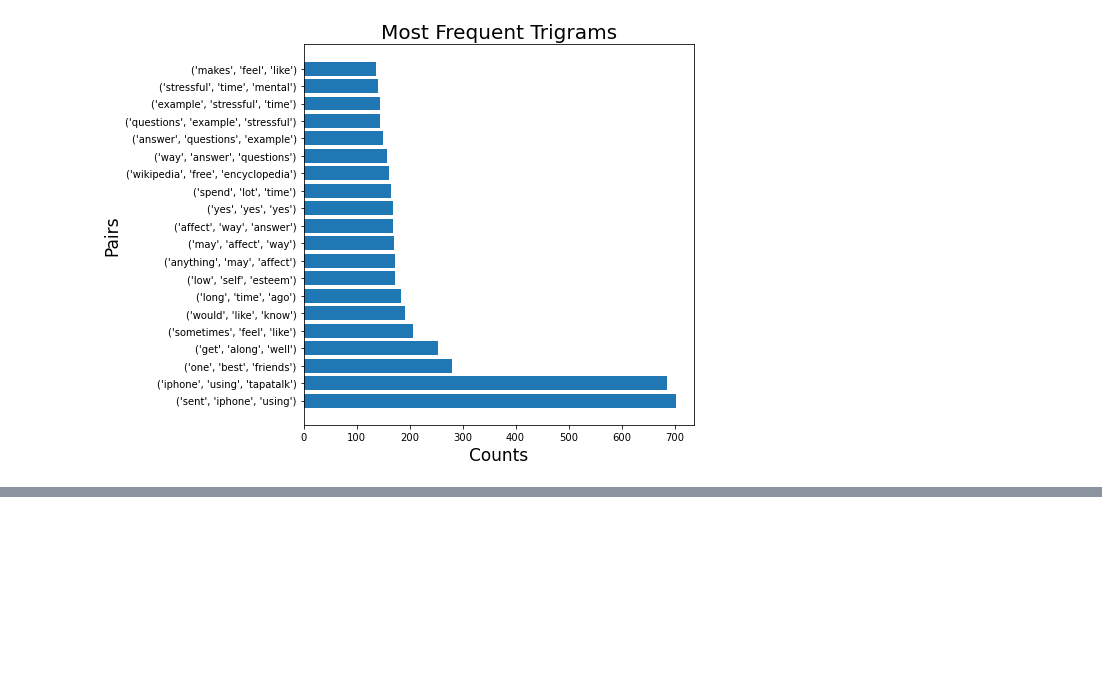
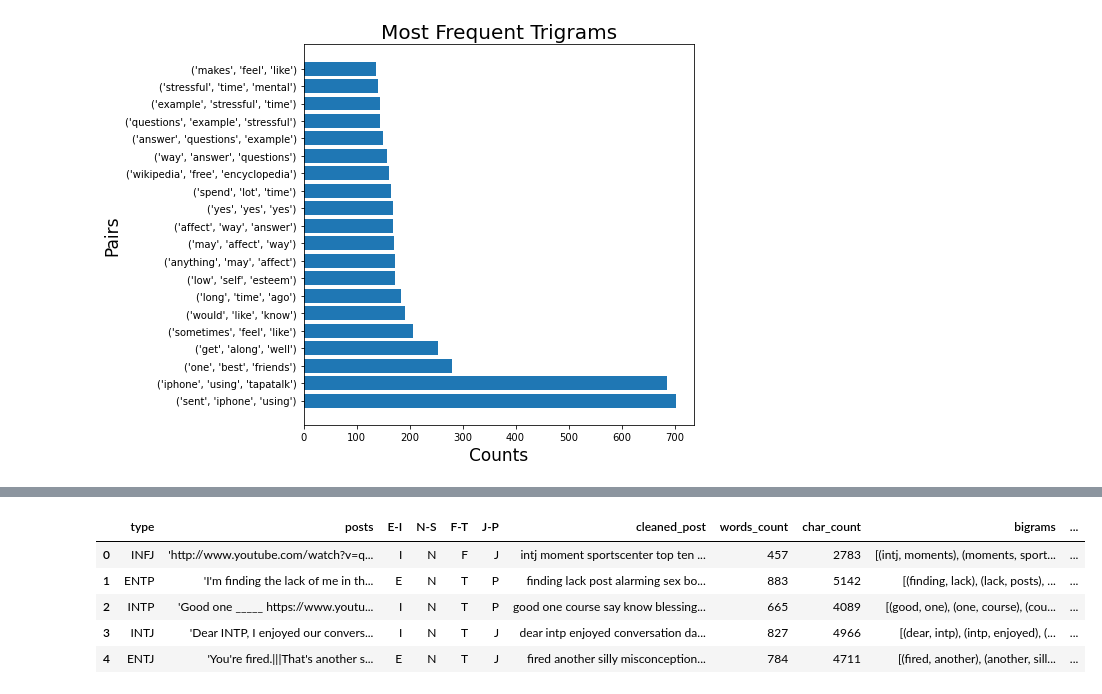
Before and after one commit to 0xcan/myers-briggs-tweet-classification, a Jupyter notebook: myers-briggs-eda-preprocessing-training.ipynb, the cells around one changed output, grey strips where cells are left out. Drawn from its saved outputs; the diff is of its cells as text; code cells hidden in the pictures; blank space fills up the shorter version.

```diff
--- a/myers-briggs-eda-preprocessing-training.ipynb
+++ b/myers-briggs-eda-preprocessing-training.ipynb
@@ -364,0 +372,22 @@ plot_n_grams(trigrams_most_common, title="Most Frequent Trigrams")
+# %%
+def apply_lemmatization(text):
+    lemmatizer = WordNetLemmatizer()
+    return [lemmatizer.lemmatize(w) for w in text]
+# %%
+def lemmatize(data, stopword_list, column="cleaned_post"):
+    data[column] = data[column].apply(apply_lemmatization)
+    data[column] = data[column].apply(" ".join)
+    return data
+# %%
+data = remove_stopwords(data, stopword_list)
+# %%
+data = lemmatize(data, stopword_list)
+# %%
+data.head()
+# %% [output]
+|  | type | posts | E-I | N-S | F-T | J-P | cleaned_post | words_count | char_count | bigrams | ... |
+| 0 | INFJ | 'http://www.youtube.com/watch?v=q... | I | N | F | J | intj moment sportscenter top ten ... | 457 | 2783 | [(intj, moments), (moments, sport... | ... |
+| 1 | ENTP | 'I'm finding the lack of me in th... | E | N | T | P | finding lack post alarming sex bo... | 883 | 5142 | [(finding, lack), (lack, posts), ... | ... |
+| 2 | INTP | 'Good one _____ https://www.youtu... | I | N | T | P | good one course say know blessing... | 665 | 4089 | [(good, one), (one, course), (cou... | ... |
+| 3 | INTJ | 'Dear INTP, I enjoyed our convers... | I | N | T | J | dear intp enjoyed conversation da... | 827 | 4966 | [(dear, intp), (intp, enjoyed), (... | ... |
+| 4 | ENTJ | 'You're fired.|||That's another s... | E | N | T | J | fired another silly misconception... | 784 | 4711 | [(fired, another), (another, sill... | ... |
```
Also changed, not shown: parts of 24 cells of this notebook.
